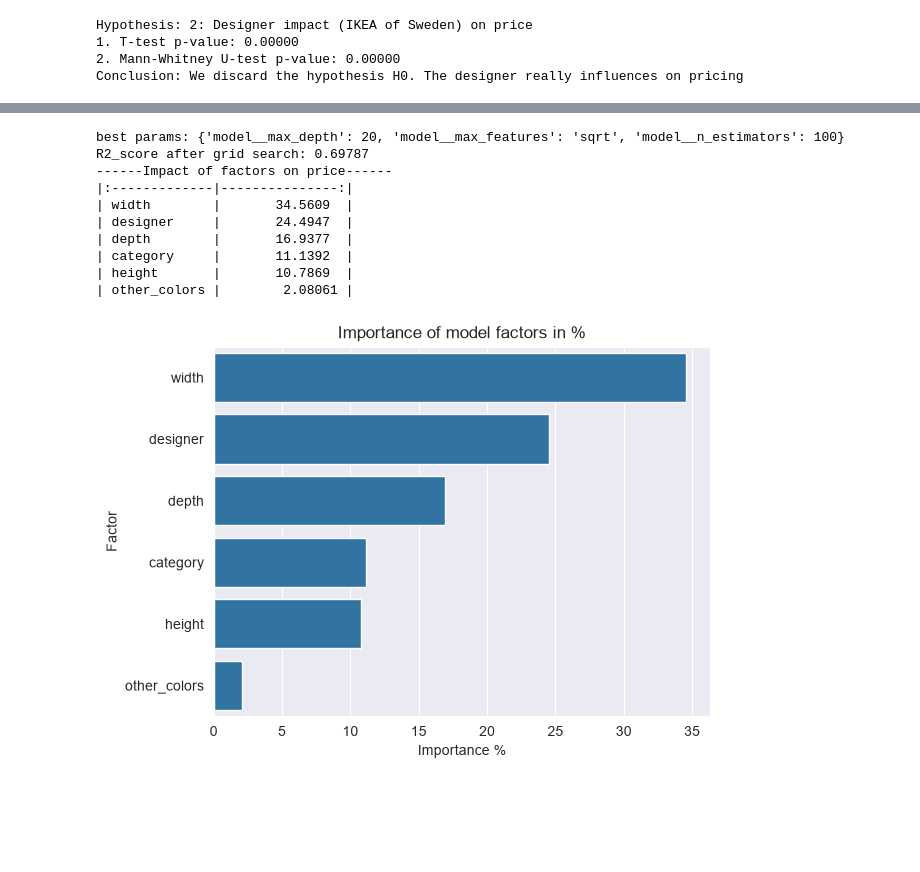
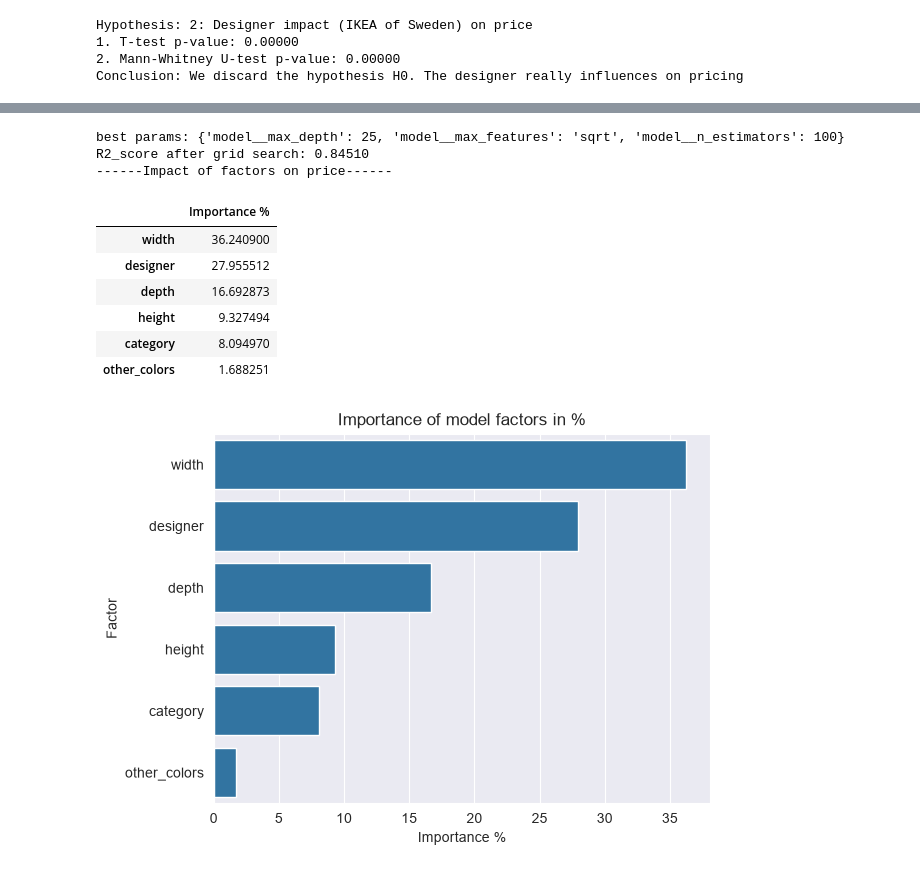
Before and after one commit to VladyslavDushka/Python.py, a Jupyter notebook: Final_Project_Vladyslav_Dushka.ipynb, the cells around one changed output, grey strips where cells are left out. Drawn from its saved outputs; the diff is of its cells as text; code cells hidden in the pictures; blank space fills up the shorter version.

```diff
--- a/Final_Project_Vladyslav_Dushka.ipynb
+++ b/Final_Project_Vladyslav_Dushka.ipynb
@@ -46,14 +45,15 @@ print(df.head())
 3         Henrik Preutz   50.0   100.0   60.0
 4        Marcus Arvonen   60.0    43.0   74.0
 # %%
-df['designer'].value_counts().to_markdown()
+df['designer'].value_counts()
 
 df.loc[:, 'designer'] = df['designer'].astype(str)
 df.loc[:,'designer'] = df['designer'].str.replace(r'[\n\r]',' ', regex=True)
 df.loc[:, 'designer'] = df['designer'].str.replace(r'\s+',' ', regex=True).str.strip()
+df['designer'] = df['designer'].apply(lambda x: 'IKEA of Sweden' if pd.isna(x) or any(char.isdigit() for char in str(x)) else x)
 
 mask = df['designer'].str.match(r'^[\d\.\s]+$')
 df.loc[mask, 'designer'] = 'Unknown Designer'
 df.loc[df['designer'] == 'nan', 'designer'] = 'Unknown Designer'
-print(df['designer'].value_counts().head(70).to_markdown())
+print(df['designer'].value_counts().head(70))
 # %% [output]
@@ -438,7 +450,7 @@ from sklearn.model_selection import train_test_split
 from sklearn.pipeline import Pipeline
 from sklearn.compose import ColumnTransformer
 from sklearn.impute import SimpleImputer
-from sklearn.preprocessing import OneHotEncoder
+from sklearn.preprocessing import OneHotEncoder, StandardScaler
 from sklearn.linear_model import LinearRegression
 from sklearn.tree import DecisionTreeRegressor
 from sklearn.ensemble import RandomForestRegressor, GradientBoostingRegressor
@@ -446,19 +458,29 @@ from sklearn import metrics
 import matplotlib.pyplot as plt
 import seaborn as sns
 
-cols_to_drop = ['price', 'old_price', 'sellable_online', 'item_id', 'link', 'name', 'price_ln', 'short_description']
+designer_medians = df.groupby(by = 'designer')['price'].median()
+category_median = df.groupby(by = 'category')['price'].median()
+
+df['designer_encoded'] = df['designer'].map(designer_medians)
+df['category_encoded'] = df['category'].map(category_median)
+
+
+cols_to_drop = ['price', 'old_price', 'sellable_online', 'item_id', 'link', 'name', 'price_ln', 'short_description', 'designer', 'category']
 
 X = df.drop(columns = cols_to_drop)
 y = df['price']
 
 X_train, X_test, y_train, y_test = train_test_split(X, y, test_size=0.2, random_state=42)
 
-numeric_features = ['depth', 'height', 'width']
-categorical_features = ['other_colors', 'designer','category' ]
+numeric_features = ['depth', 'height', 'width', 'designer_encoded', 'category_encoded']
+categorical_features = ['other_colors']
 
-numeric_transformer = SimpleImputer(strategy='median')
-categorical_transformer = Pipeline(steps=
-        [('imputer', SimpleImputer(strategy='most_frequent')),
+numeric_transformer = Pipeline(steps=[
+    ('imputer', SimpleImputer(strategy='median')),
+    ('scaler', StandardScaler())
+])
+
+categorical_transformer = Pipeline(steps=[
         ('onehot' , OneHotEncoder(handle_unknown='ignore'))
           ])
 
@@ -493,7 +515,7 @@ for name, model in models.items():
     results.append({'Model': name, 'R2_score': r2, 'RMSE': rmse})
 
 results_df = pd.DataFrame(results).sort_values(by='R2_score', ascending=False)
-print(results_df.to_markdown(index=False))
+print(results_df)
 
 plt.figure(figsize=(8,8))
 sns.barplot(
@@ -522,9 +543,9 @@ rf_pipeline = Pipeline(steps=[
 ])
 
 param_grid = {
-    'model__n_estimators': [50,100],
-    'model__max_depth': [10,15,20],
-    'model__max_features': ['sqrt','log2'],
+    'model__n_estimators': [100,200],
+    'model__max_depth': [15,20,25],
+    'model__max_features': ['sqrt','log2', 1.0],
 }
 
 grid_search = GridSearchCV(estimator=rf_pipeline, param_grid=param_grid, n_jobs=-1, cv=3, scoring='r2')
@@ -538,48 +559,49 @@ print(f'R2_score after grid search: {best_model.score(X_test, y_test):.5f}')
 feature_importances = best_model.named_steps['model'].feature_importances_
 
 cat_columns = best_model.named_steps['preprocessor'].named_transformers_['cat'].named_steps['onehot'].get_feature_names_out(categorical_features)
+
 final_columns = np.concatenate([numeric_features,cat_columns])
 
 importance_df = pd.DataFrame({
     'Feature': final_columns,
     'Importance': feature_importances
 })
 
 base_features = ['category', 'designer', 'other_colors', 'depth', 'height', 'width']
 grouped_importances = {key: 0.0 for key in base_features}
 
 for _, row in importance_df.iterrows():
     for key in grouped_importances:
         if row ['Feature'].startswith(key):
             grouped_importances[key] += row['Importance']
             break
 
 grouped_df = pd.DataFrame.from_dict(grouped_importances, orient='index', columns = ['Importance'])
 grouped_df['Importance %'] = (grouped_df['Importance'] / grouped_df['Importance'].sum()) * 100
 grouped_df = grouped_df.sort_values(by = 'Importance %', ascending = False)
 
 print('------Impact of factors on price------')
-print(grouped_df[['Importance %']].to_markdown())
+display(grouped_df[['Importance %']])
 
 sns.barplot(
     x= grouped_df['Importance %'],
     y= grouped_df.index,
 )
 
 plt.title('Importance of model factors in %')
 plt.xlabel('Importance %')
 plt.ylabel('Factor');
 # %% [output]
-best params: {'model__max_depth': 20, 'model__max_features': 'sqrt', 'model__n_estimators': 100}
-R2_score after grid search: 0.69787
+best params: {'model__max_depth': 25, 'model__max_features': 'sqrt', 'model__n_estimators': 100}
+R2_score after grid search: 0.84510
 ------Impact of factors on price------
-|:-------------|---------------:|
-| width        |       34.5609  |
-| designer     |       24.4947  |
-| depth        |       16.9377  |
-| category     |       11.1392  |
-| height       |       10.7869  |
-| other_colors |        2.08061 |
+|  | Importance % |
+| width | 36.240900 |
+| designer | 27.955512 |
+| depth | 16.692873 |
+| height | 9.327494 |
+| category | 8.094970 |
+| other_colors | 1.688251 |
-[figure, old version]
+[figure, new version]
 # %%
 print('---start of cross validation---')
```
Also changed, not shown: parts of 11 cells of this notebook.
